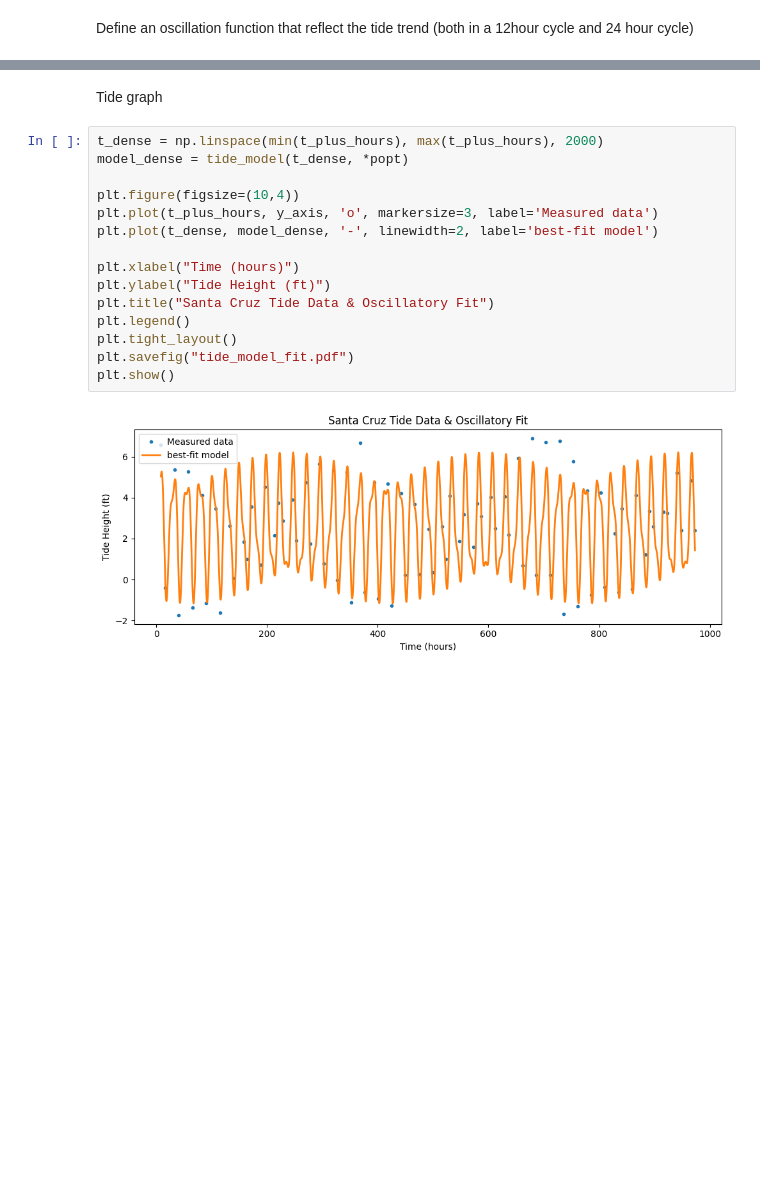
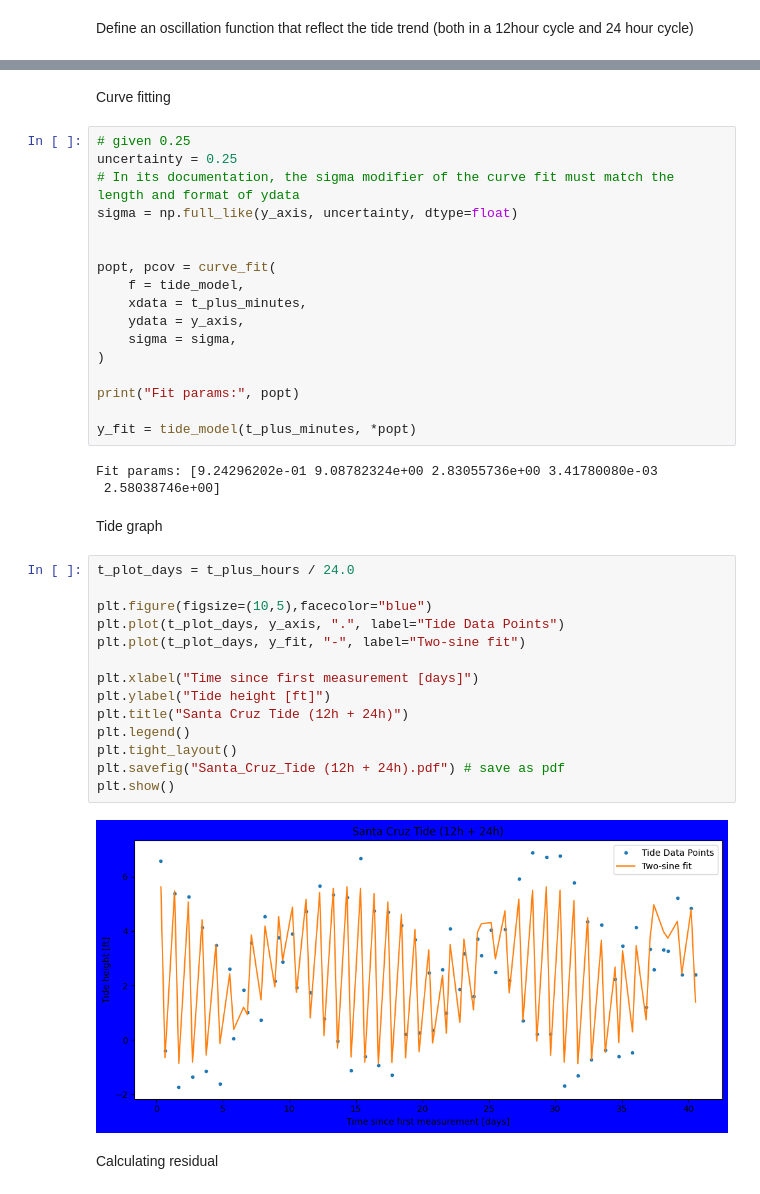
Before and after one commit to PrIceZeng-816/ASTR_19_Project, a Jupyter notebook: group-project-func.ipynb, the cells around one changed output, grey strips where cells are left out. Saved outputs shown, nothing was run; the diff lists cells and outputs as text; blank space fills up the shorter version.

```diff
--- a/group-project-func.ipynb
+++ b/group-project-func.ipynb
@@ -89,19 +75,42 @@ best fit parameters:
+# %% [markdown]
+Curve fitting
+# %%
+# given 0.25
+uncertainty = 0.25
+# In its documentation, the sigma modifier of the curve fit must match the length and format of ydata
+sigma = np.full_like(y_axis, uncertainty, dtype=float)
+
+
+popt, pcov = curve_fit(
+    f = tide_model,
+    xdata = t_plus_minutes,
+    ydata = y_axis,
+    sigma = sigma,
+)
+
+print("Fit params:", popt)
+
+y_fit = tide_model(t_plus_minutes, *popt)
+# %% [output]
+Fit params: [9.24296202e-01 9.08782324e+00 2.83055736e+00 3.41780080e-03
+ 2.58038746e+00]
 # %% [markdown]
 Tide graph
 # %%
-t_dense = np.linspace(min(t_plus_hours), max(t_plus_hours), 2000)
-model_dense = tide_model(t_dense, *popt)
+t_plot_days = t_plus_hours / 24.0
 
-plt.figure(figsize=(10,4))
-plt.plot(t_plus_hours, y_axis, 'o', markersize=3, label='Measured data')
-plt.plot(t_dense, model_dense, '-', linewidth=2, label='best-fit model')
+plt.figure(figsize=(10,5),facecolor="blue")
+plt.plot(t_plot_days, y_axis, ".", label="Tide Data Points")
+plt.plot(t_plot_days, y_fit, "-", label="Two-sine fit")
 
-plt.xlabel("Time (hours)")
-plt.ylabel("Tide Height (ft)")
-plt.title("Santa Cruz Tide Data & Oscillatory Fit")
+plt.xlabel("Time since first measurement [days]")
+plt.ylabel("Tide height [ft]")
+plt.title("Santa Cruz Tide (12h + 24h)")
 plt.legend()
 plt.tight_layout()
-plt.savefig("tide_model_fit.pdf")
+plt.savefig("Santa_Cruz_Tide (12h + 24h).pdf") # save as pdf
 plt.show()
 # %% [output]
-[figure, old version]
+[figure, new version]
+# %% [markdown]
+Calculating residual
```
Also changed, not shown: parts of 4 cells of this notebook, 2 other files.
